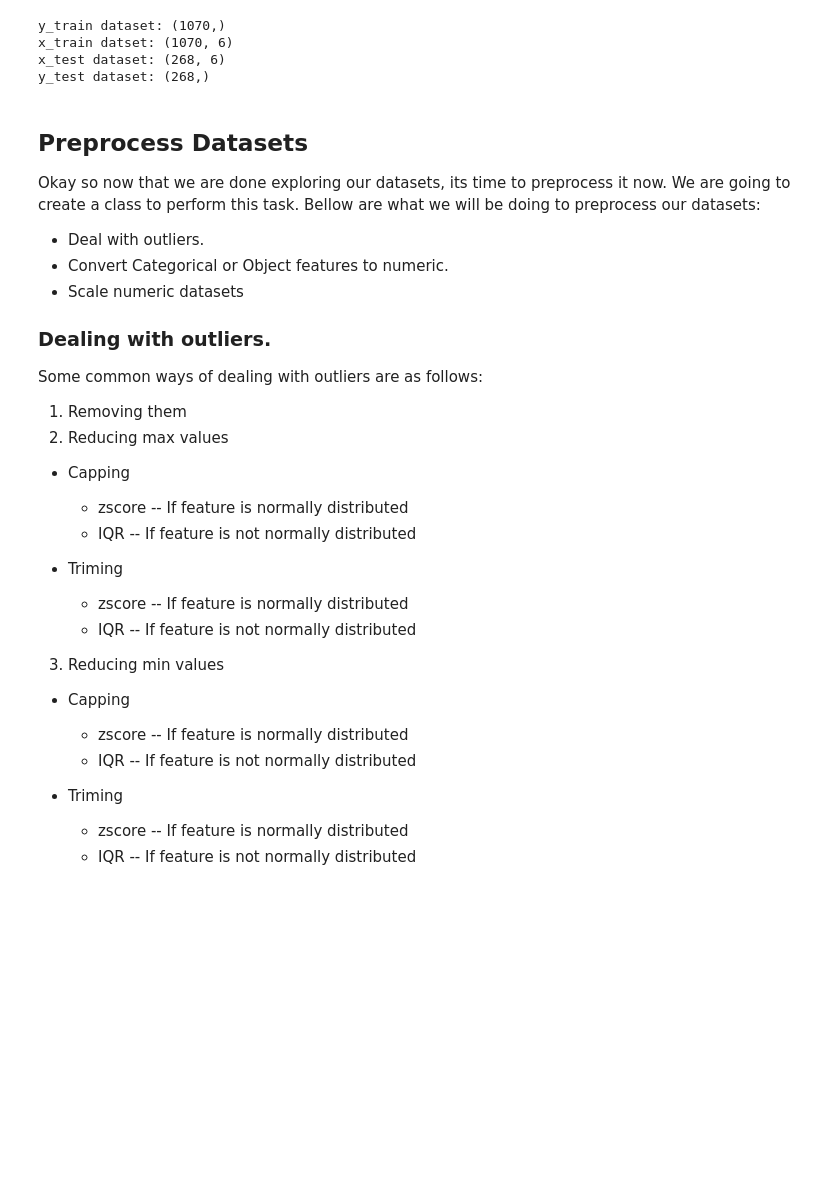
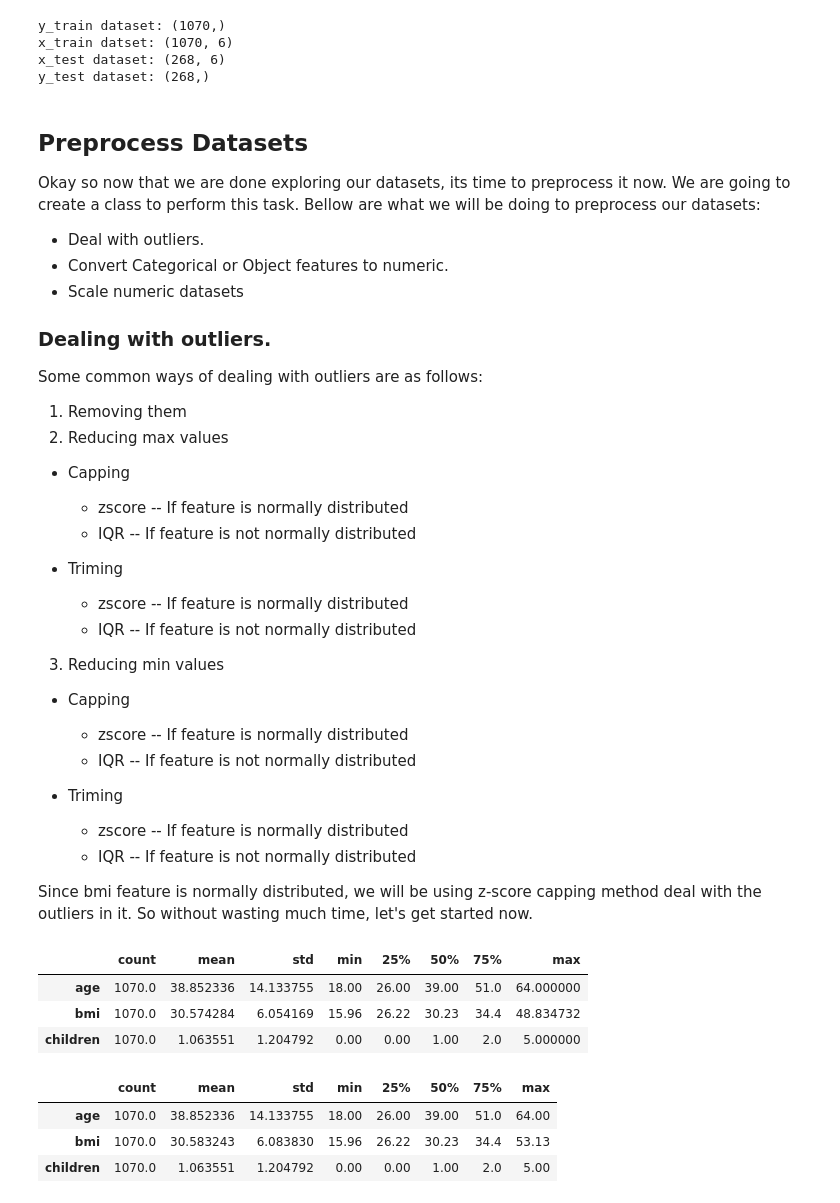
Before and after one commit to venunye88/medical-cost-prediction, a Jupyter notebook: model/main.ipynb, the cells around one changed output. Saved outputs shown, nothing was run; the diff lists cells and outputs as text; code cells hidden in the pictures; blank space fills up the shorter version.

```diff
--- a/model/main.ipynb
+++ b/model/main.ipynb
@@ -484,5 +506,7 @@ Some common ways of dealing with outliers are as follows:
 * Triming
   * zscore -- If feature is normally distributed
   * IQR -- If feature is not normally distributed
+
+Since bmi feature is normally distributed, we will be using z-score capping method deal with the outliers in it. So without wasting much time, let's get started now.
 # %%
 #Deal with outliers
@@ -504,0 +532,20 @@ class DealWithOutliers:
+# %%
+#handle outlier in dataset
+x_train_bmi=CapeOutliers.ZScoreCapping("bmi", 3, x_train)
+x_test_bmi=CapeOutliers.ZScoreCapping("bmi", 3, x_test)
+
+#Describe Results
+x_train_bmi.describe().T
+# %% [output]
+|  | count | mean | std | min | 25% | 50% | 75% | max |
+| age | 1070.0 | 38.852336 | 14.133755 | 18.00 | 26.00 | 39.00 | 51.0 | 64.000000 |
+| bmi | 1070.0 | 30.574284 | 6.054169 | 15.96 | 26.22 | 30.23 | 34.4 | 48.834732 |
+| children | 1070.0 | 1.063551 | 1.204792 | 0.00 | 0.00 | 1.00 | 2.0 | 5.000000 |
+# %%
+#Describe original dataset
+x_train.describe().T
+# %% [output]
+|  | count | mean | std | min | 25% | 50% | 75% | max |
+| age | 1070.0 | 38.852336 | 14.133755 | 18.00 | 26.00 | 39.00 | 51.0 | 64.00 |
+| bmi | 1070.0 | 30.583243 | 6.083830 | 15.96 | 26.22 | 30.23 | 34.4 | 53.13 |
+| children | 1070.0 | 1.063551 | 1.204792 | 0.00 | 0.00 | 1.00 | 2.0 | 5.00 |
```
Also changed, not shown: parts of 31 cells of this notebook, 2 other files.
